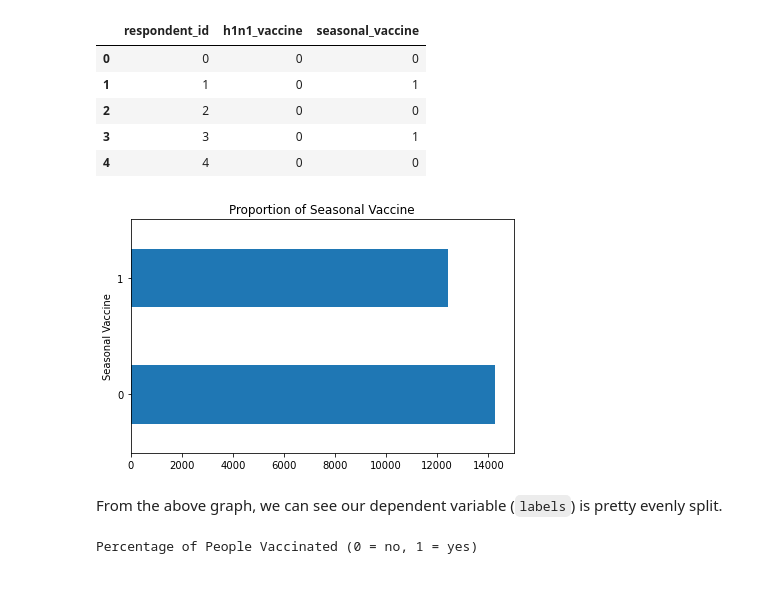
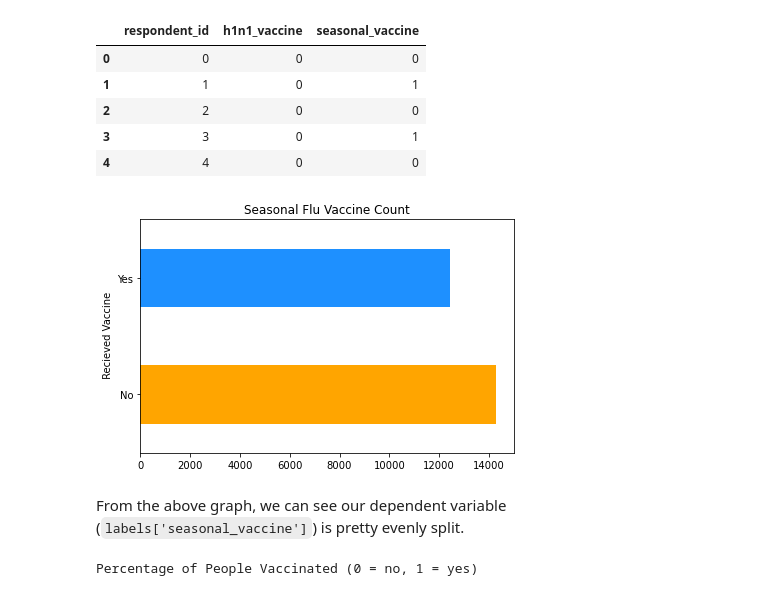
Before and after one commit to sanderlin2013/Predicting-Flu-Vaccines, a Jupyter notebook: Predicting Flu Vaccine Compliance.ipynb, the cells around one changed output. Saved outputs shown, nothing was run; the diff lists cells and outputs as text; code cells hidden in the pictures.

```diff
--- a/Predicting Flu Vaccine Compliance.ipynb
+++ b/Predicting Flu Vaccine Compliance.ipynb
@@ -83,13 +97,14 @@ labels.head()
 # %%
 # small bar graph comparing who recieved the vaccine and who didn't
 fig, ax = plt.subplots()
-labels['seasonal_vaccine'].value_counts().plot.barh(title="Proportion of Seasonal Vaccine")
-ax.set_ylabel("Seasonal Vaccine")
+labels['seasonal_vaccine'].value_counts().plot.barh(title="Seasonal Flu Vaccine Count", color = ["orange", "dodgerblue"])
+ax.set_yticklabels(["No", "Yes"])
+ax.set_ylabel(" Recieved Vaccine")
 fig.tight_layout()
 # %% [output]
-[figure, old version]
+[figure, new version]
 # %% [markdown]
-From the above graph, we can see our dependent variable (`labels`) is pretty evenly split.
+From the above graph, we can see our dependent variable (`labels['seasonal_vaccine']`) is pretty evenly split.
 # %%
 print("Percentage of People Vaccinated (0 = no, 1 = yes)")
 (labels['seasonal_vaccine'].value_counts(normalize = True)*100)
```
Also changed, not shown: parts of 23 cells of this notebook.
